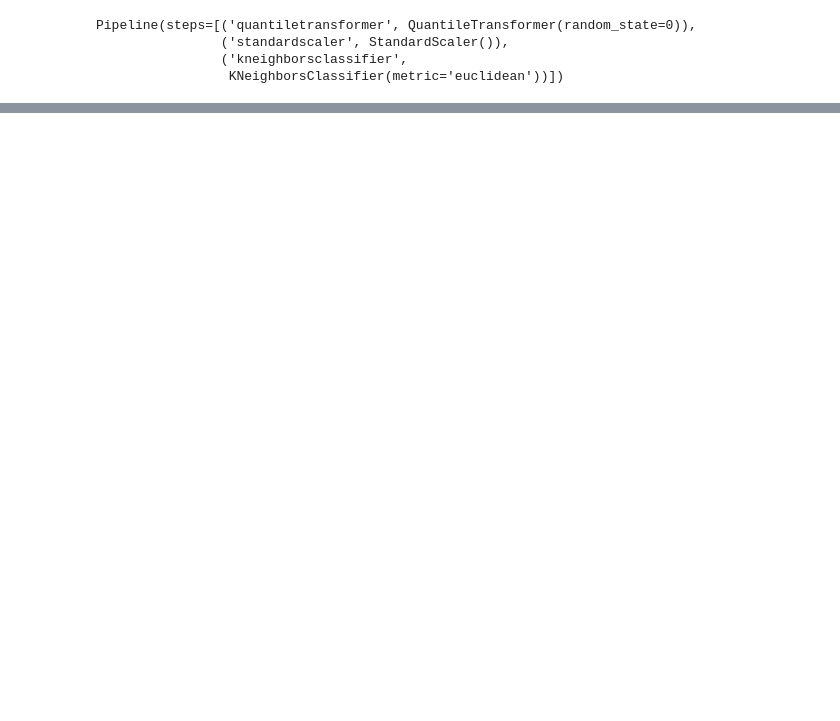
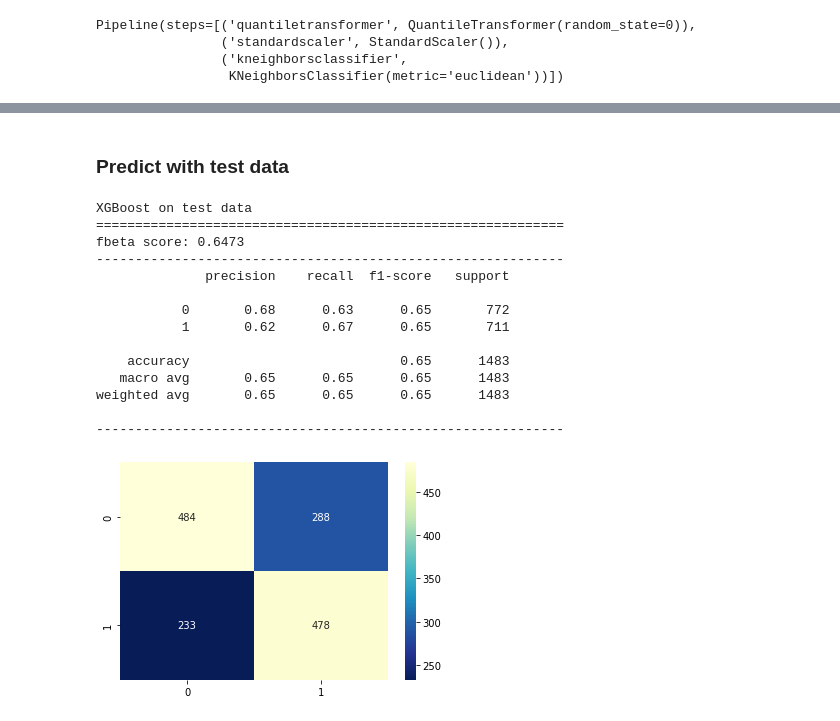
Before and after one commit to reneebrecht/human-protein-atlas-image-classification, a Jupyter notebook: notebooks/Binary_Regression_Models.ipynb, the cells around one changed output, grey strips where cells are left out. Drawn from its saved outputs; the diff is of its cells as text; code cells hidden in the pictures; blank space fills up the shorter version.

```diff
--- a/notebooks/Binary_Regression_Models.ipynb
+++ b/notebooks/Binary_Regression_Models.ipynb
@@ -532,0 +620,32 @@ weighted avg       0.58      0.58      0.58      1483
+# %% [markdown]
+### Predict with test data
+# %%
+# Predict on test set
+y_test_pred_knn = xgb_pipe.predict(X_test)
+
+print("XGBoost on test data")
+print("==="*20)
+print("fbeta score:", fbeta_score(y_test, y_test_pred_knn, beta=f_beta).round(4))
+print("---"*20)
+print(classification_report(y_test, y_test_pred_knn))
+print("---"*20)
+
+
+cm = confusion_matrix(y_test, y_test_pred_knn)
+sns.heatmap(cm, cmap="YlGnBu_r", annot=True, fmt=".0f");
+# %% [output]
+XGBoost on test data
+============================================================
+fbeta score: 0.6473
+------------------------------------------------------------
+              precision    recall  f1-score   support
+
+           0       0.68      0.63      0.65       772
+           1       0.62      0.67      0.65       711
+
+    accuracy                           0.65      1483
+   macro avg       0.65      0.65      0.65      1483
+weighted avg       0.65      0.65      0.65      1483
+
+------------------------------------------------------------
+[figure, added]
```
Also changed, not shown: parts of 21 cells of this notebook, 1 other file.
